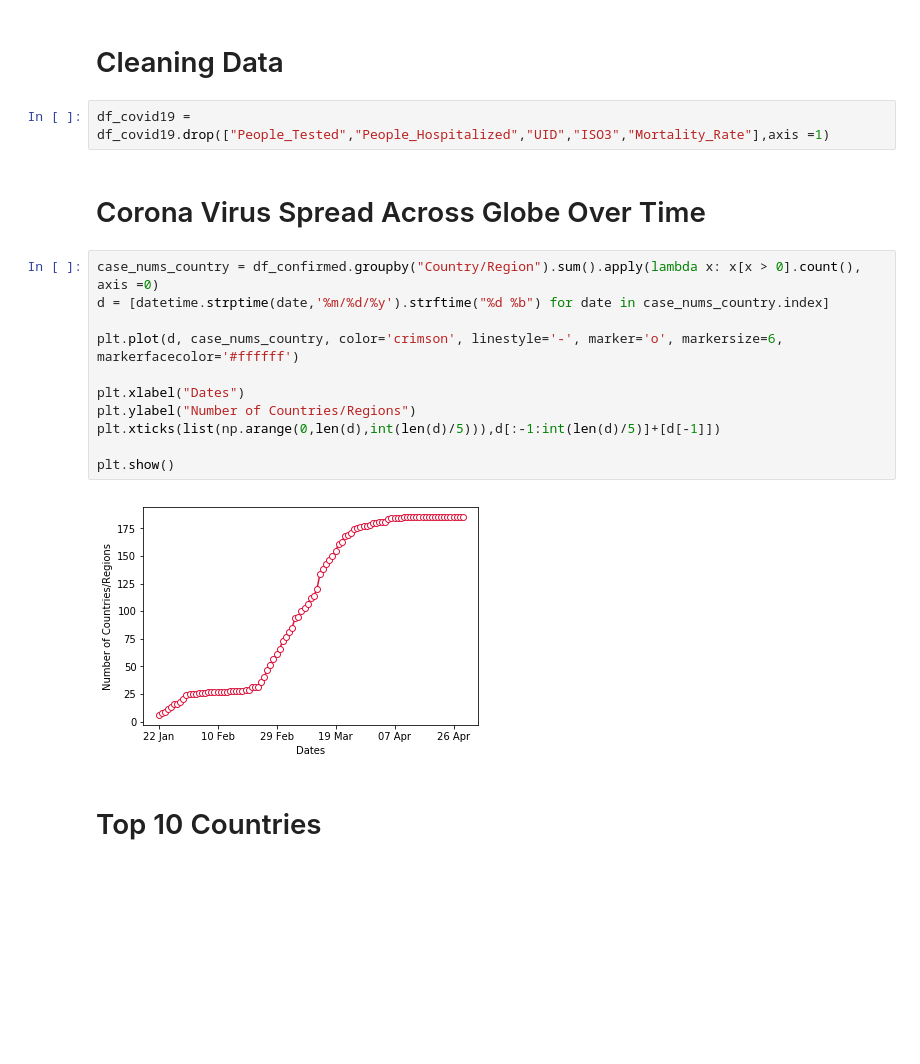
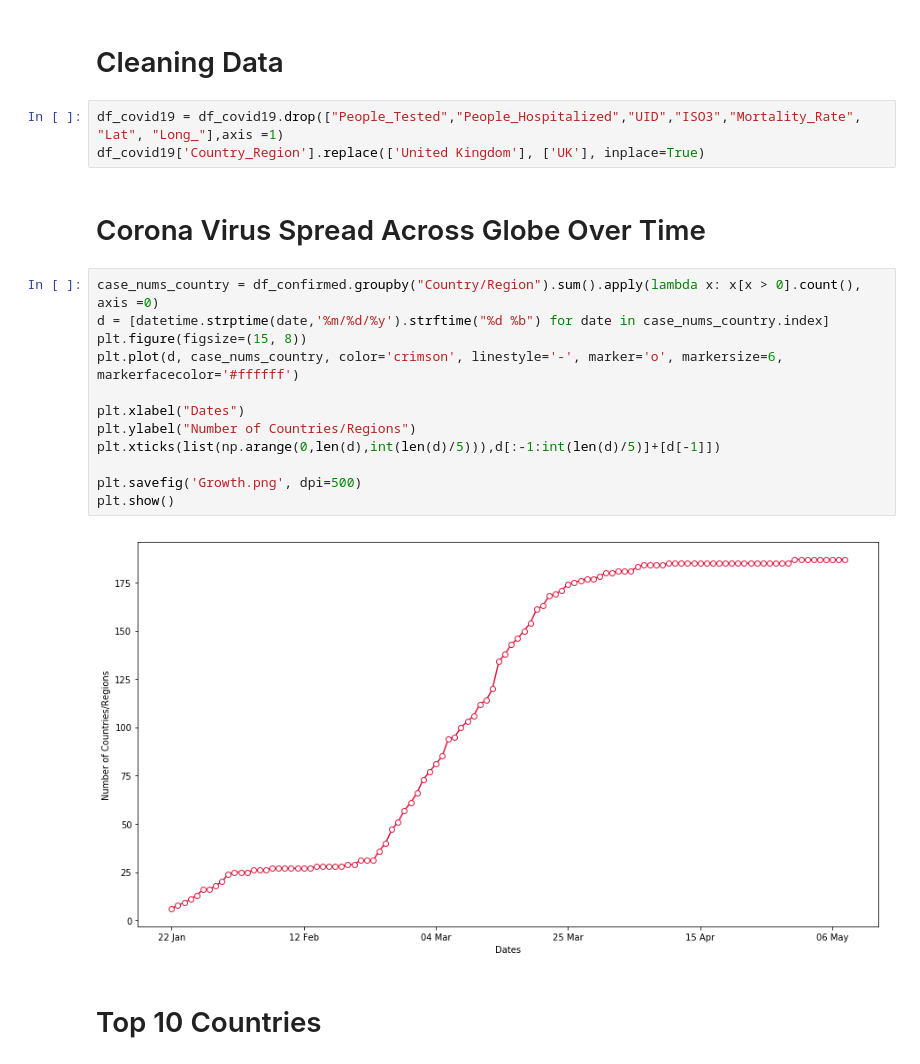
Before and after one commit to usharab/covid19_EDA, a Jupyter notebook: Covid19_EDA.ipynb, the cells around one changed output. Saved outputs shown, nothing was run; the diff lists cells and outputs as text; blank space fills up the shorter version.

```diff
--- a/Covid19_EDA.ipynb
+++ b/Covid19_EDA.ipynb
@@ -29,22 +28,24 @@ df_covid19.head(3)
 # %% [markdown]
 # Cleaning Data
 # %%
-df_covid19 = df_covid19.drop(["People_Tested","People_Hospitalized","UID","ISO3","Mortality_Rate"],axis =1)
+df_covid19 = df_covid19.drop(["People_Tested","People_Hospitalized","UID","ISO3","Mortality_Rate", "Lat", "Long_"],axis =1)
+df_covid19['Country_Region'].replace(['United Kingdom'], ['UK'], inplace=True)
 # %% [markdown]
 # Corona Virus Spread Across Globe Over Time
 # %%
 case_nums_country = df_confirmed.groupby("Country/Region").sum().apply(lambda x: x[x > 0].count(), axis =0)
 d = [datetime.strptime(date,'%m/%d/%y').strftime("%d %b") for date in case_nums_country.index]
-
+plt.figure(figsize=(15, 8))
 plt.plot(d, case_nums_country, color='crimson', linestyle='-', marker='o', markersize=6, markerfacecolor='#ffffff')
 
 plt.xlabel("Dates")
 plt.ylabel("Number of Countries/Regions")
 plt.xticks(list(np.arange(0,len(d),int(len(d)/5))),d[:-1:int(len(d)/5)]+[d[-1]])
 
+plt.savefig('Growth.png', dpi=500)
 plt.show()
 # %% [output]
-[figure, old version]
+[figure, new version]
 # %% [markdown]
 # Top 10 Countries
 # %% [markdown]
```
Also changed, not shown: parts of 44 cells of this notebook.
